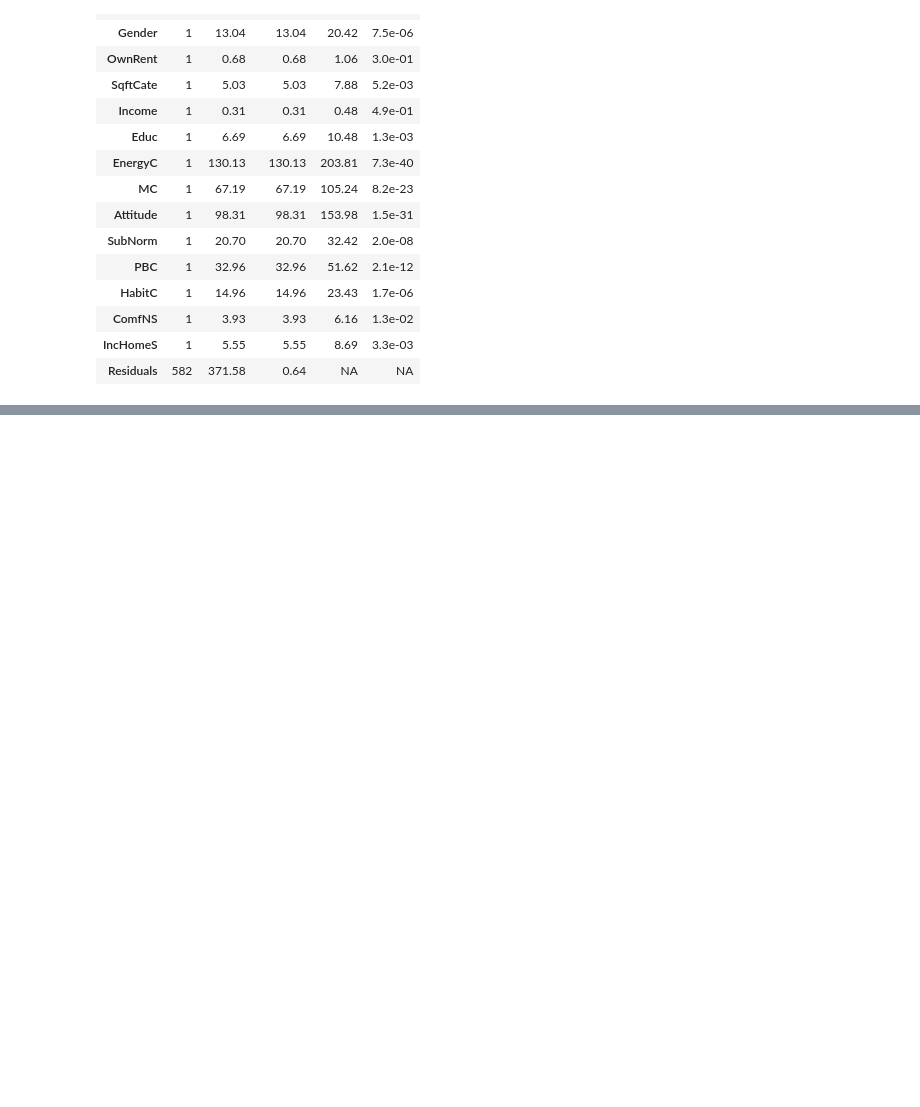
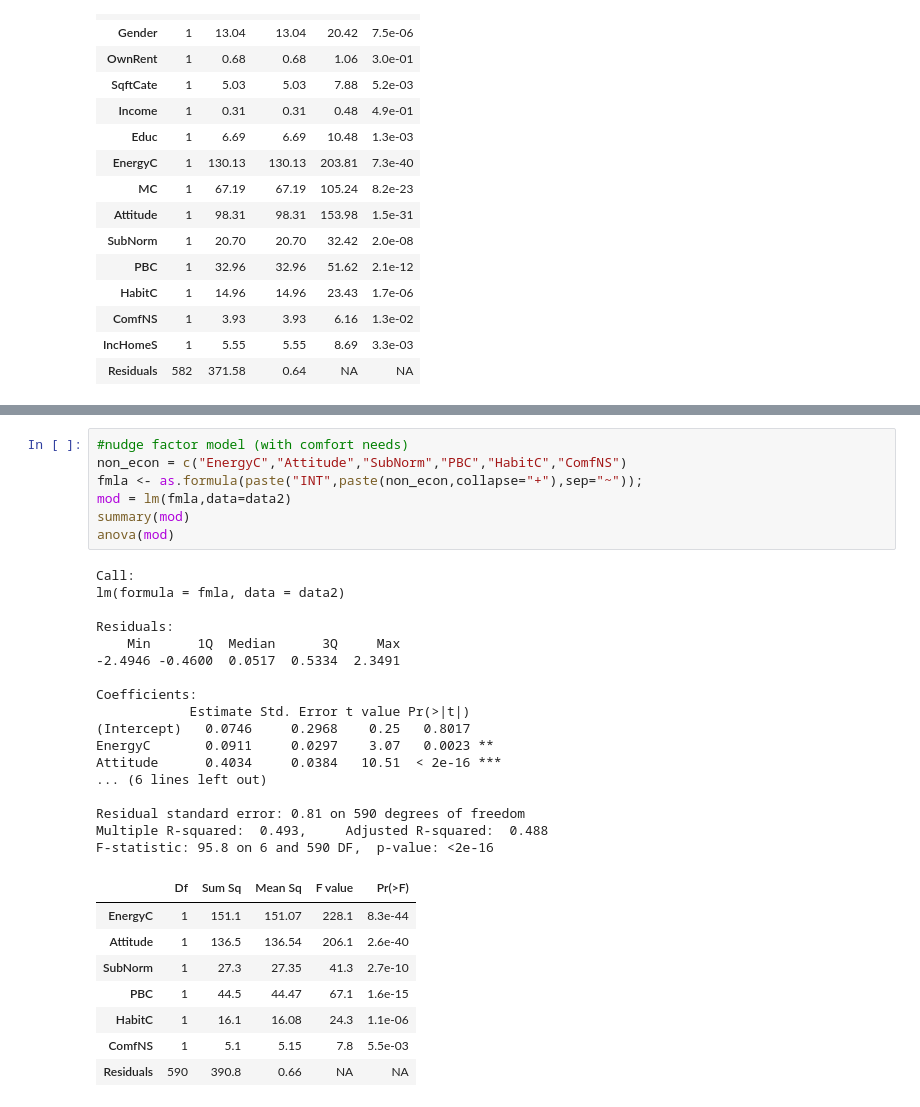
Before and after one commit to audrism/powerstats, a Jupyter notebook: Hypothesis_INT.ipynb, the cells around one changed output, grey strips where cells are left out. Saved outputs shown, nothing was run; the diff lists cells and outputs as text; blank space fills up the shorter version.

Commit message:
created nudge and other model in intentions model

```diff
--- a/Hypothesis_INT.ipynb
+++ b/Hypothesis_INT.ipynb
@@ -512,0 +545,33 @@ anova(mod)
+# %%
+#nudge factor model (with comfort needs)
+non_econ = c("EnergyC","Attitude","SubNorm","PBC","HabitC","ComfNS")
+fmla <- as.formula(paste("INT",paste(non_econ,collapse="+"),sep="~"));
+mod = lm(fmla,data=data2)
+summary(mod)
+anova(mod)
+# %% [output]
+Call:
+lm(formula = fmla, data = data2)
+
+Residuals:
+    Min      1Q  Median      3Q     Max
+-2.4946 -0.4600  0.0517  0.5334  2.3491
+
+Coefficients:
+            Estimate Std. Error t value Pr(>|t|)
+(Intercept)   0.0746     0.2968    0.25   0.8017
+EnergyC       0.0911     0.0297    3.07   0.0023 **
+Attitude      0.4034     0.0384   10.51  < 2e-16 ***
+... (6 lines left out)
+
+Residual standard error: 0.81 on 590 degrees of freedom
+Multiple R-squared:  0.493,     Adjusted R-squared:  0.488
+F-statistic: 95.8 on 6 and 590 DF,  p-value: <2e-16
+|  | Df | Sum Sq | Mean Sq | F value | Pr(>F) |
+| EnergyC | 1 | 151.1 | 151.07 | 228.1 | 8.3e-44 |
+| Attitude | 1 | 136.5 | 136.54 | 206.1 | 2.6e-40 |
+| SubNorm | 1 | 27.3 | 27.35 | 41.3 | 2.7e-10 |
+| PBC | 1 | 44.5 | 44.47 | 67.1 | 1.6e-15 |
+| HabitC | 1 | 16.1 | 16.08 | 24.3 | 1.1e-06 |
+| ComfNS | 1 | 5.1 | 5.15 | 7.8 | 5.5e-03 |
+| Residuals | 590 | 390.8 | 0.66 | NA | NA |
```
Also changed, not shown: parts of 3 cells of this notebook.
